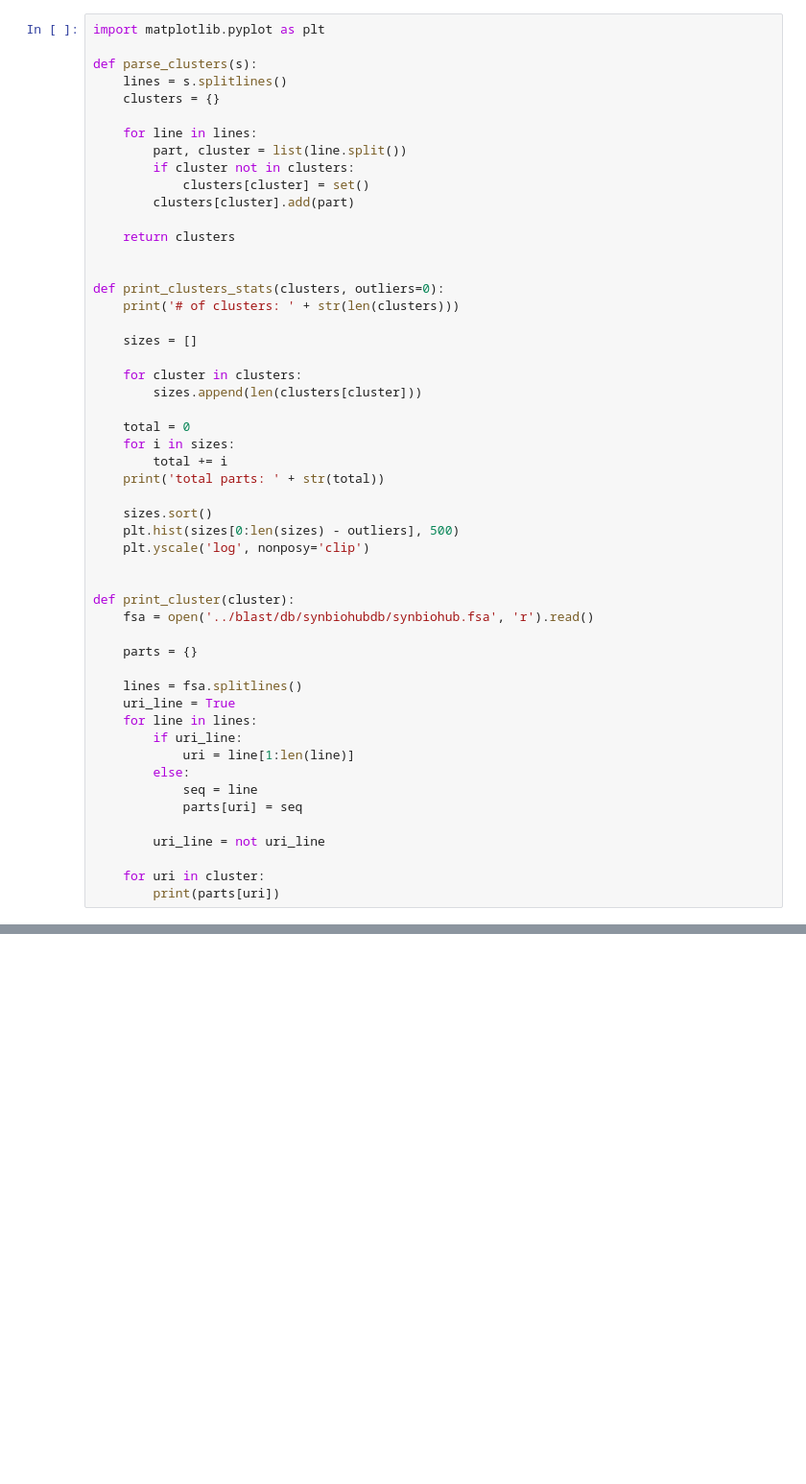
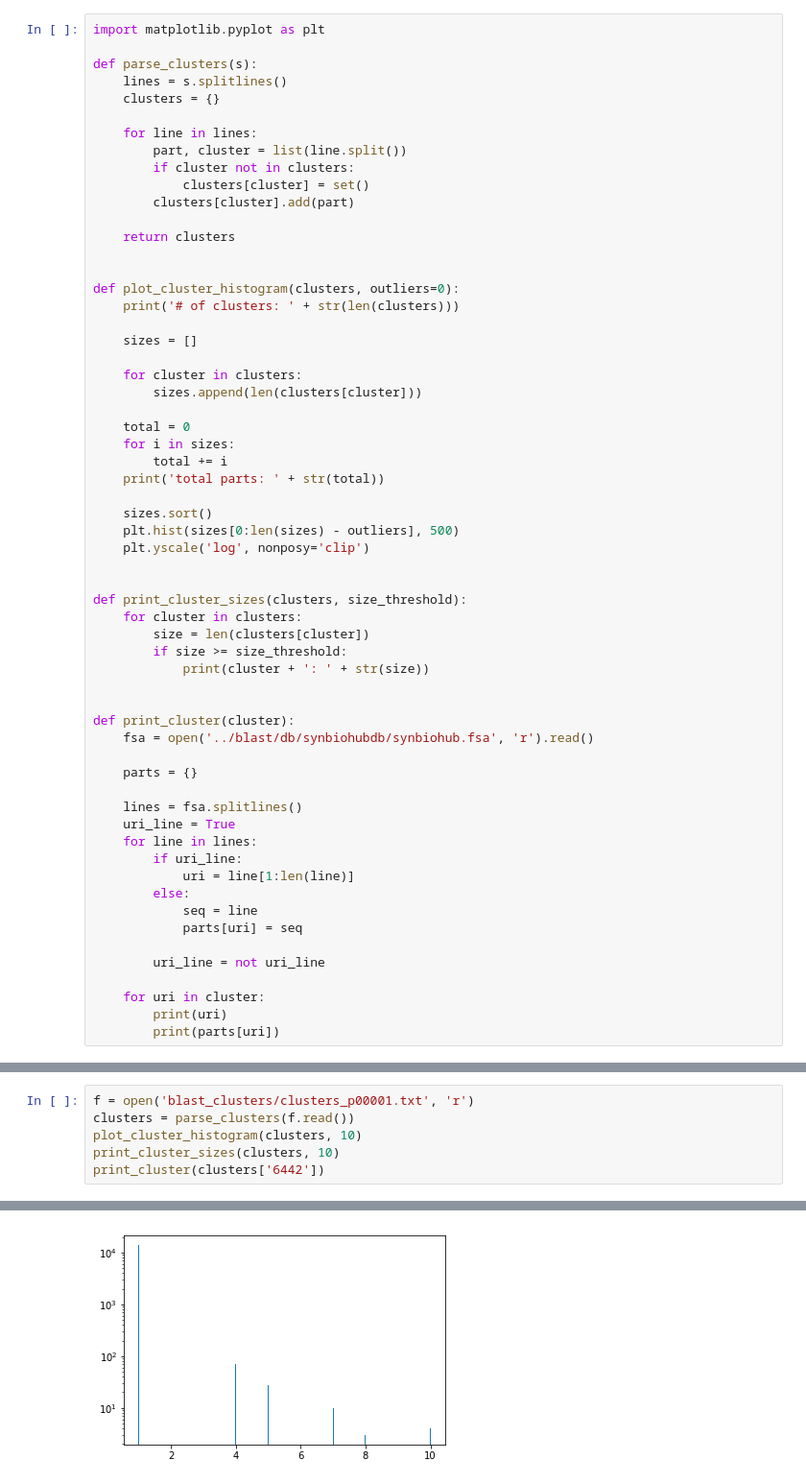
Before and after one commit to SynBioDex/SBOLExplorer, a Jupyter notebook: cluster/analyze_clusters.ipynb, the cells around one changed output, grey strips where cells are left out. Shown at 96% size. Saved outputs shown, nothing was run; the diff lists cells and outputs as text; blank space fills up the shorter version.

Commit message:
added blast clustering result and improved analysis

```diff
--- a/cluster/analyze_clusters.ipynb
+++ b/cluster/analyze_clusters.ipynb
@@ -14,7 +14,7 @@ def parse_clusters(s):
     return clusters
 
 
-def print_clusters_stats(clusters, outliers=0):
+def plot_cluster_histogram(clusters, outliers=0):
     print('# of clusters: ' + str(len(clusters)))
 
     sizes = []
@@ -30,6 +30,13 @@ def print_clusters_stats(clusters, outliers=0):
     sizes.sort()
     plt.hist(sizes[0:len(sizes) - outliers], 500)
     plt.yscale('log', nonposy='clip')
+
+
+def print_cluster_sizes(clusters, size_threshold):
+    for cluster in clusters:
+        size = len(clusters[cluster])
+        if size >= size_threshold:
+            print(cluster + ': ' + str(size))
 
 
 def print_cluster(cluster):
@@ -49,6 +56,7 @@ def print_cluster(cluster):
         uri_line = not uri_line
 
     for uri in cluster:
+        print(uri)
         print(parts[uri])
 # %%
 f = open('jaccard_clusters/clusters_p1.txt', 'r')
@@ -96,0 +101,7 @@ KeyError: 0
+# %%
+f = open('blast_clusters/clusters_p00001.txt', 'r')
+clusters = parse_clusters(f.read())
+plot_cluster_histogram(clusters, 10)
+print_cluster_sizes(clusters, 10)
+print_cluster(clusters['6442'])
+# %% [output]
@@ -96,0 +125 @@ KeyError: 0
+[figure, added]
```
Also changed, not shown: parts of 7 cells of this notebook, 1 other file.
